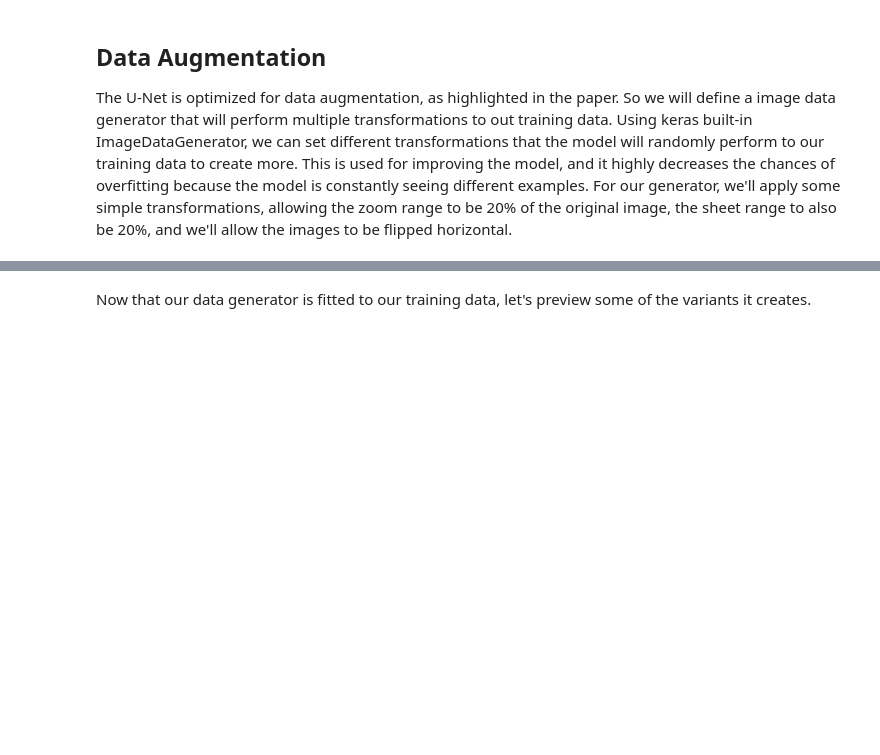
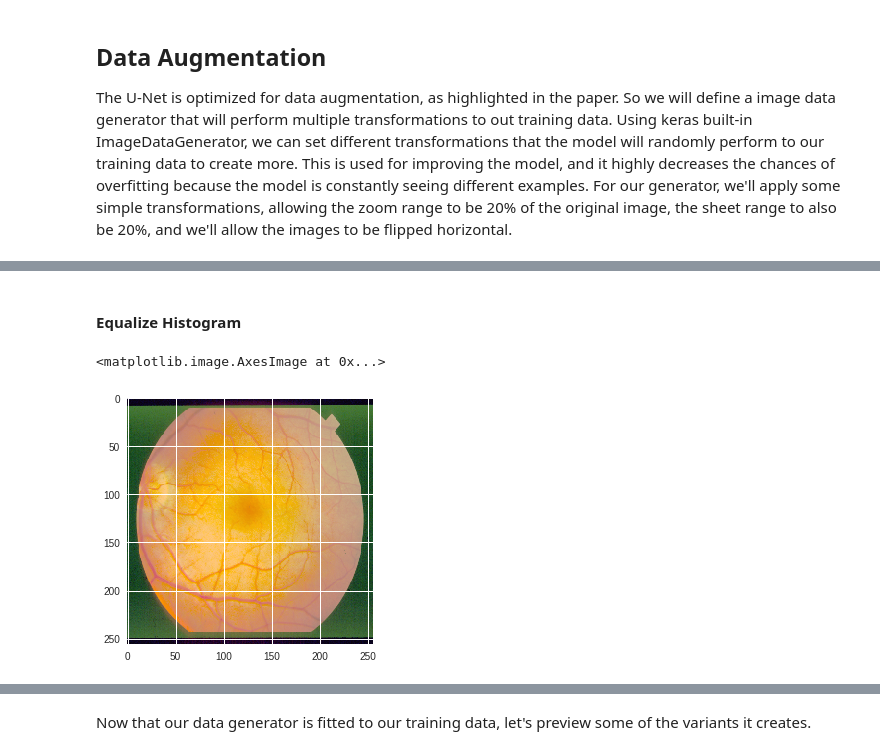
Before and after one commit to dexterfichuk/U-Net-Keras-Implementation, a Jupyter notebook: U-Net Implementation.ipynb, the cells around one changed output, grey strips where cells are left out. Saved outputs shown, nothing was run; the diff lists cells and outputs as text; code cells hidden in the pictures; blank space fills up the shorter version.

```diff
--- a/U-Net Implementation.ipynb
+++ b/U-Net Implementation.ipynb
@@ -310,0 +332,7 @@ The U-Net is optimized for data augmentation, as highlighted in the paper. So we
+# %% [markdown]
+#### Equalize Histogram
+# %%
+imshow(equalize_hist(X_train[2])/255.)
+# %% [output]
+<matplotlib.image.AxesImage at 0x...>
+[figure, added]
```
Also changed, not shown: parts of 31 cells of this notebook.
